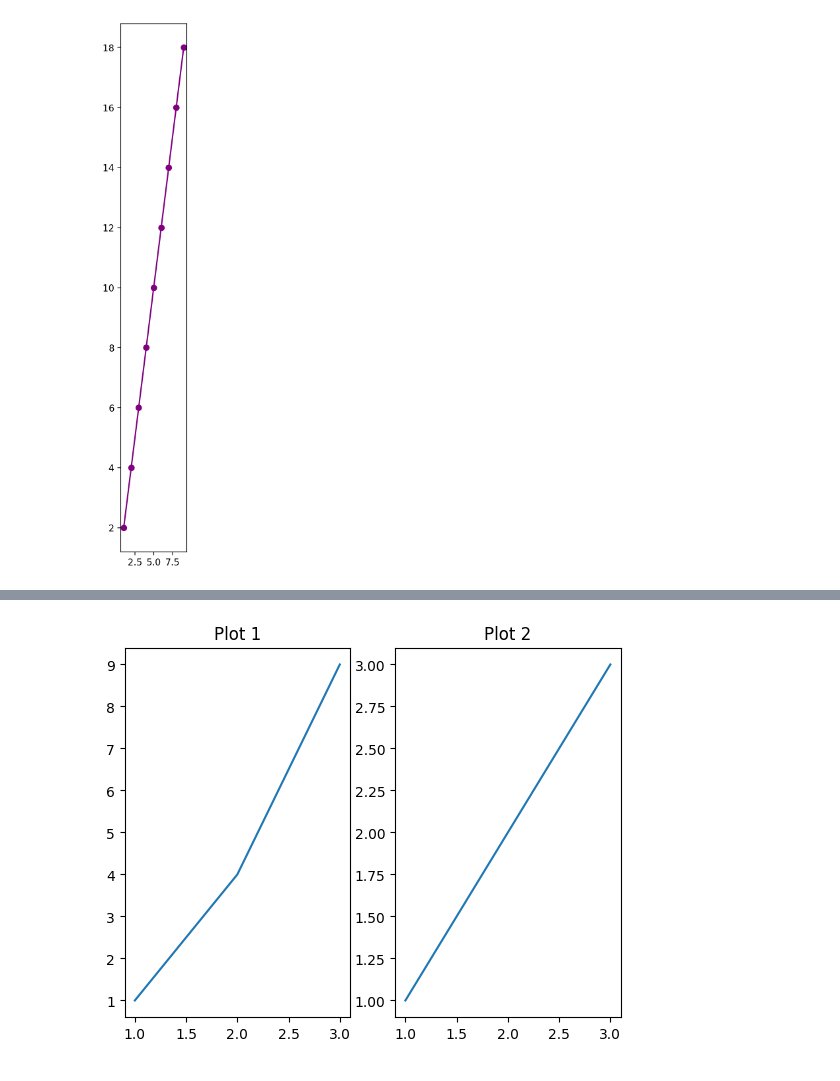
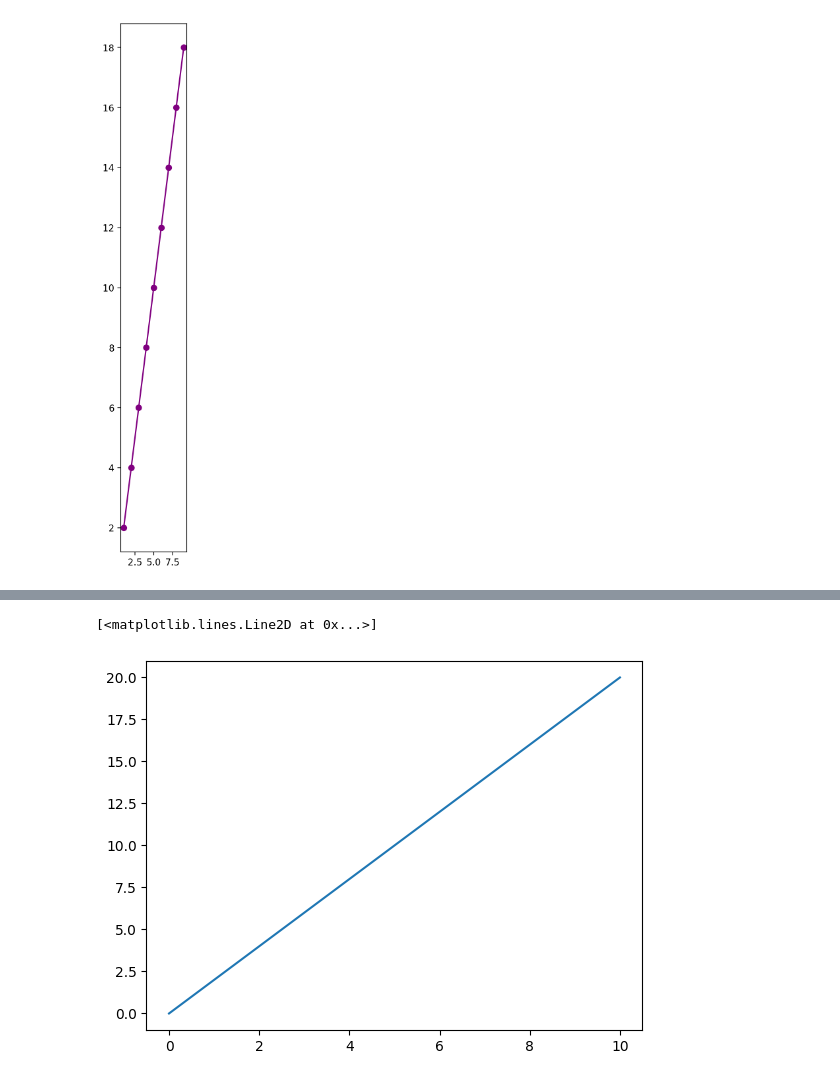
Before and after one commit to rahulgoraksha/ml-algorithms-practice, a Jupyter notebook: notebooks/5-matplotlib.ipynb, the cells around one changed output, grey strips where cells are left out. Cells and saved outputs as stored; diff of their text form; code cells hidden in the pictures.

```diff
--- a/notebooks/5-matplotlib.ipynb
+++ b/notebooks/5-matplotlib.ipynb
@@ -386,14 +327,0 @@ plt.show()
-# %%
-import matplotlib.pyplot as plt
-
-fig, axes = plt.subplots(1, 2)  # 1 row, 2 columns
-
-axes[0].plot([1,2,3], [1,4,9])
-axes[0].set_title("Plot 1")
-
-axes[1].plot([1,2,3], [1,2,3])
-axes[1].set_title("Plot 2")
-
-plt.show()
-# %% [output]
-[figure, removed]
@@ -399,0 +334,11 @@ plt.show()
+# %%
+x = np.arange(0,11)
+y = 2 * x
+# %%
+fig,axes = plt.subplots()
+
+# Plotting x and y values
+axes.plot(x,y)
+# %% [output]
+[<matplotlib.lines.Line2D at 0x...>]
+[figure, added]
```
Also changed, not shown: parts of 15 cells of this notebook.
